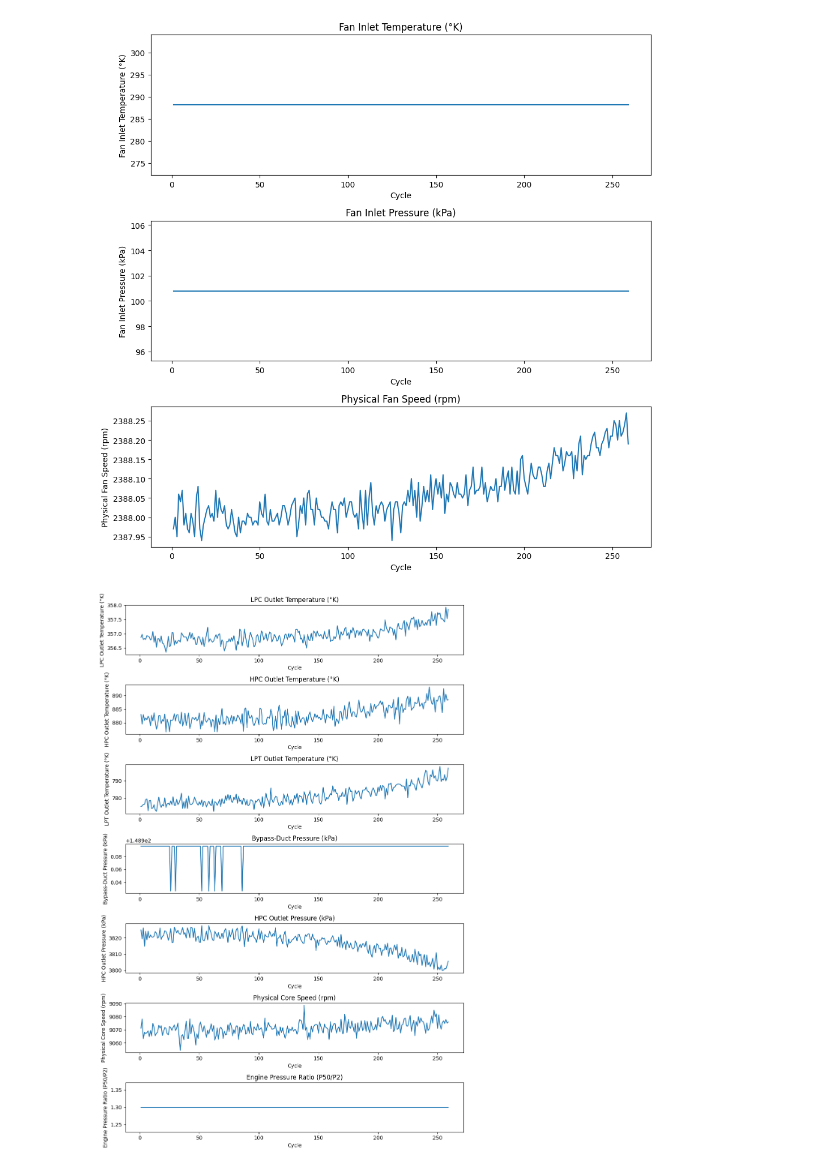
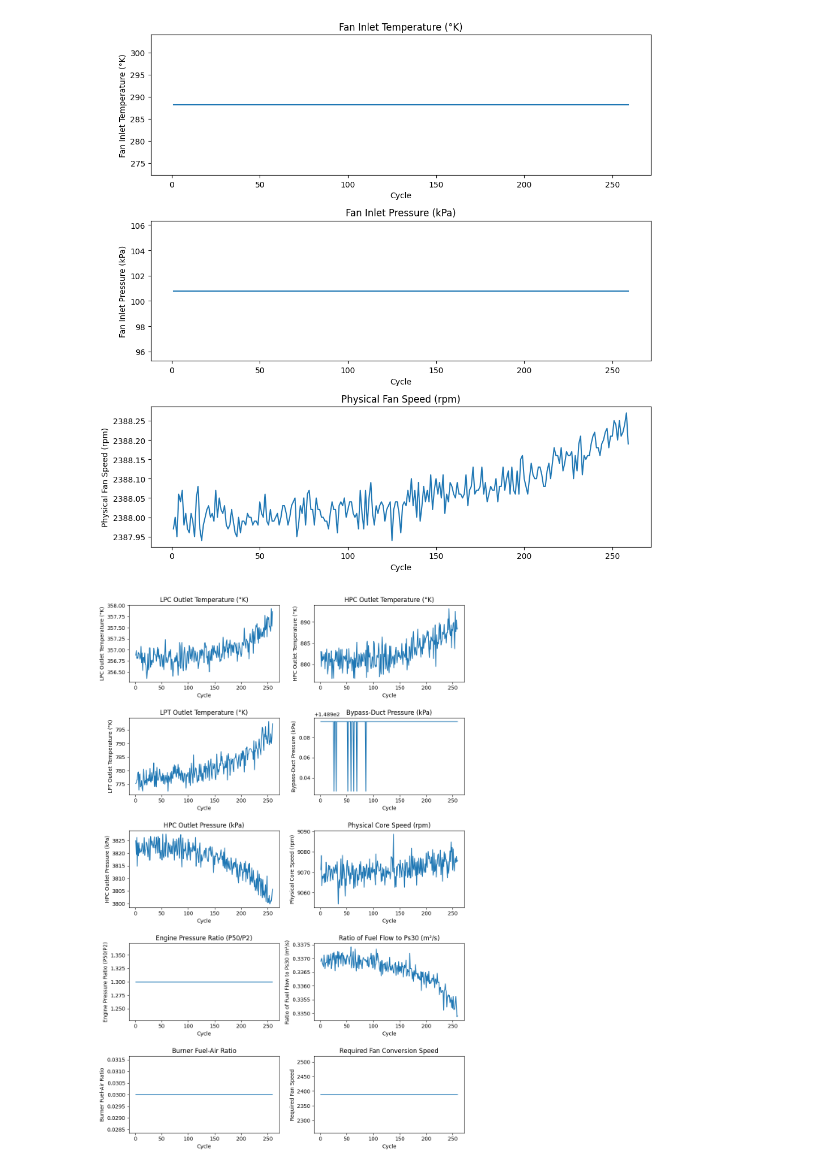
Before and after one commit to IVIOIST/rul-prediction, a Jupyter notebook: preprocessing.ipynb, the cells around one changed output. Cells and saved outputs as stored; diff of their text form; code cells hidden in the pictures.

Commit message:
Updated Charts

```diff
--- a/preprocessing.ipynb
+++ b/preprocessing.ipynb
@@ -92,7 +92,8 @@ plt.show()
 [figure]
 # %%
 ## Second lot of plotting to determine relationships
-f, ax = plt.subplots(7,1, figsize = (10,15))
+f, ax = plt.subplots(5,2, figsize = (10,15))
+ax = ax.flatten()
 ax[0].plot(engine_1['cycle'], engine_1['LPC Outlet Temperature (°K)'])
 ax[0].set_title('LPC Outlet Temperature (°K)')
 ax[0].set_xlabel('Cycle')
@@ -104,31 +105,46 @@ ax[1].set_xlabel('Cycle')
 ax[1].set_ylabel('HPC Outlet Temperature (°K)')
 
 ax[2].plot(engine_1['cycle'], engine_1['LPT Outlet Temperature (°K)'])
 ax[2].set_title('LPT Outlet Temperature (°K)')
 ax[2].set_xlabel('Cycle')
 ax[2].set_ylabel('LPT Outlet Temperature (°K)')
 
 ax[3].plot(engine_1['cycle'], engine_1['Bypass-Duct Pressure (kPa)'])
 ax[3].set_title('Bypass-Duct Pressure (kPa)')
 ax[3].set_xlabel('Cycle')
 ax[3].set_ylabel('Bypass-Duct Pressure (kPa)')
 
 ax[4].plot(engine_1['cycle'], engine_1['HPC Outlet Pressure (kPa)'])
 ax[4].set_title('HPC Outlet Pressure (kPa)')
 ax[4].set_xlabel('Cycle')
 ax[4].set_ylabel('HPC Outlet Pressure (kPa)')
 
 ax[5].plot(engine_1['cycle'], engine_1['Physical Core Speed (rpm)'])
 ax[5].set_title('Physical Core Speed (rpm)')
 ax[5].set_xlabel('Cycle')
 ax[5].set_ylabel('Physical Core Speed (rpm)')
 
 ax[6].plot(engine_1['cycle'], engine_1['Engine Pressure Ratio (P50/P2)'])
 ax[6].set_title('Engine Pressure Ratio (P50/P2)')
 ax[6].set_xlabel('Cycle')
 ax[6].set_ylabel('Engine Pressure Ratio (P50/P2)')
 
+ax[7].plot(engine_1['cycle'], engine_1['Ratio of Fuel Flow to Ps30 (m²/s)'])
+ax[7].set_title('Ratio of Fuel Flow to Ps30 (m²/s)')
+ax[7].set_xlabel('Cycle')
+ax[7].set_ylabel('Ratio of Fuel Flow to Ps30 (m²/s)')
+
+ax[8].plot(engine_1['cycle'], engine_1['Burner Fuel-Air Ratio'])
+ax[8].set_title('Burner Fuel-Air Ratio')
+ax[8].set_xlabel('Cycle')
+ax[8].set_ylabel('Burner Fuel-Air Ratio')
+
+ax[9].plot(engine_1['cycle'], engine_1['Required Fan Speed'])
+ax[9].set_title('Required Fan Conversion Speed')
+ax[9].set_xlabel('Cycle')
+ax[9].set_ylabel('Required Fan Speed')
+
 plt.tight_layout()
 plt.show()
 # %% [output]
-[figure, old version]
+[figure, new version]
```
